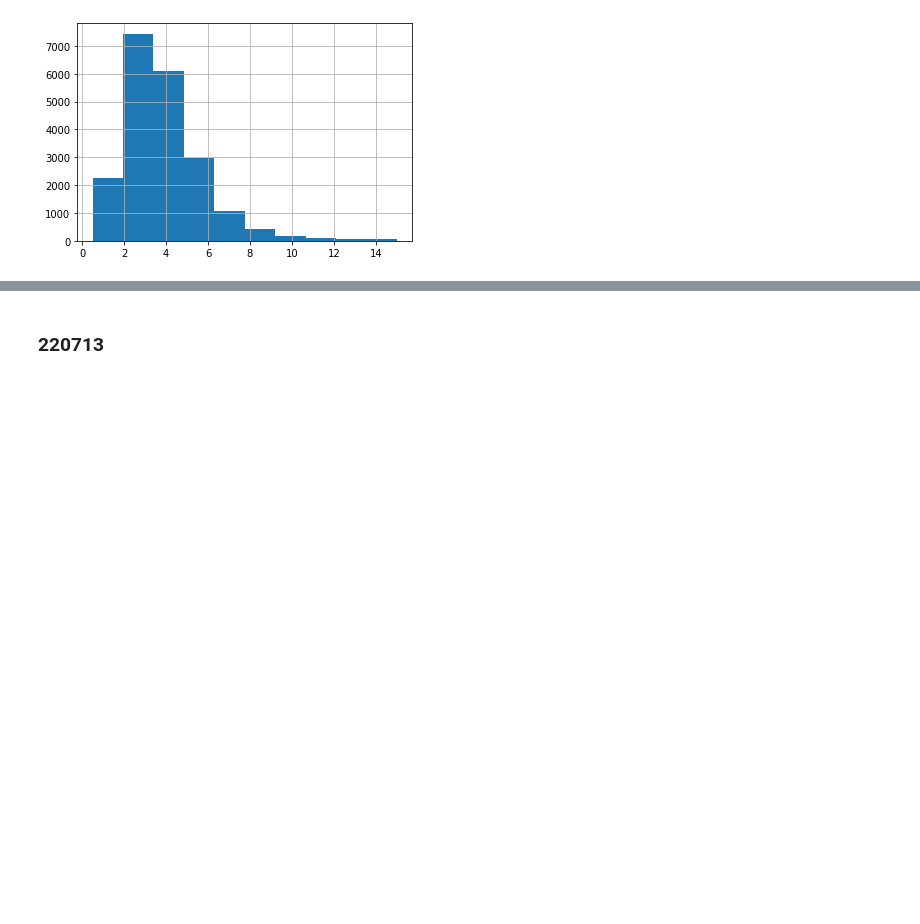
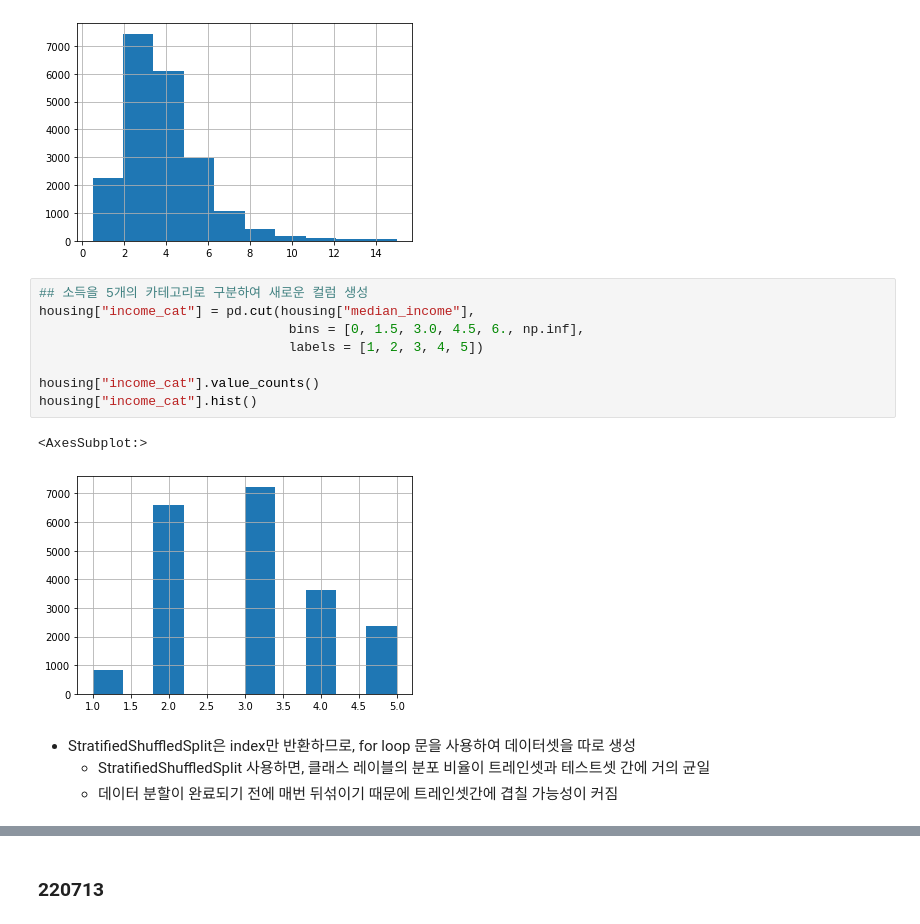
Before and after one commit to haebzzzang/dachungcam, a Jupyter notebook: 3week/02.end to end machine learning project.ipynb, the cells around one changed output, grey strips where cells are left out. Drawn from its saved outputs; the diff is of its cells as text; blank space fills up the shorter version.

```diff
--- a/3week/02.end to end machine learning project.ipynb
+++ b/3week/02.end to end machine learning project.ipynb
@@ -102,3 +102,18 @@ housing["median_income"].hist()
 # %% [output]
 <AxesSubplot:>
 [figure]
+# %%
+## 소득을 5개의 카테고리로 구분하여 새로운 컬럼 생성
+housing["income_cat"] = pd.cut(housing["median_income"],
+                                bins = [0, 1.5, 3.0, 4.5, 6., np.inf],
+                                labels = [1, 2, 3, 4, 5])
+
+housing["income_cat"].value_counts()
+housing["income_cat"].hist()
+# %% [output]
+<AxesSubplot:>
+[figure, added]
+# %% [markdown]
+- StratifiedShuffledSplit은 index만 반환하므로, for loop 문을 사용하여 데이터셋을 따로 생성
+    - StratifiedShuffledSplit 사용하면, 클래스 레이블의 분포 비율이 트레인셋과 테스트셋 간에 거의 균일
+    - 데이터 분할이 완료되기 전에 매번 뒤섞이기 때문에 트레인셋간에 겹칠 가능성이 커짐
```
Also changed, not shown: parts of 12 cells of this notebook.
